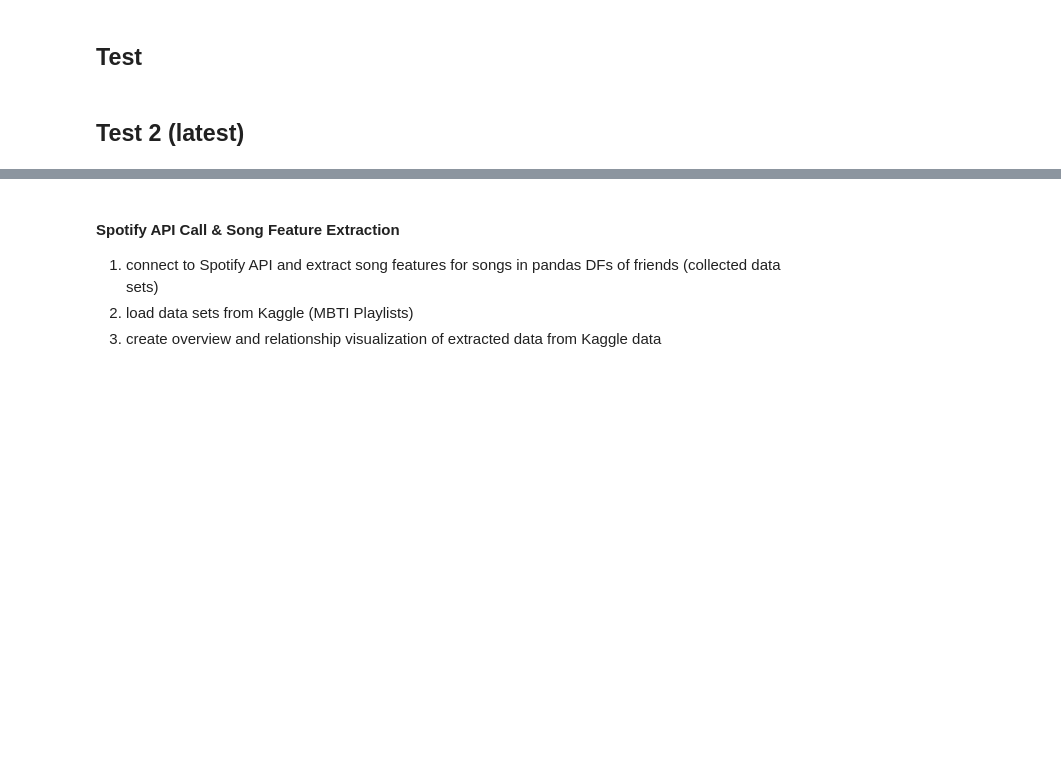
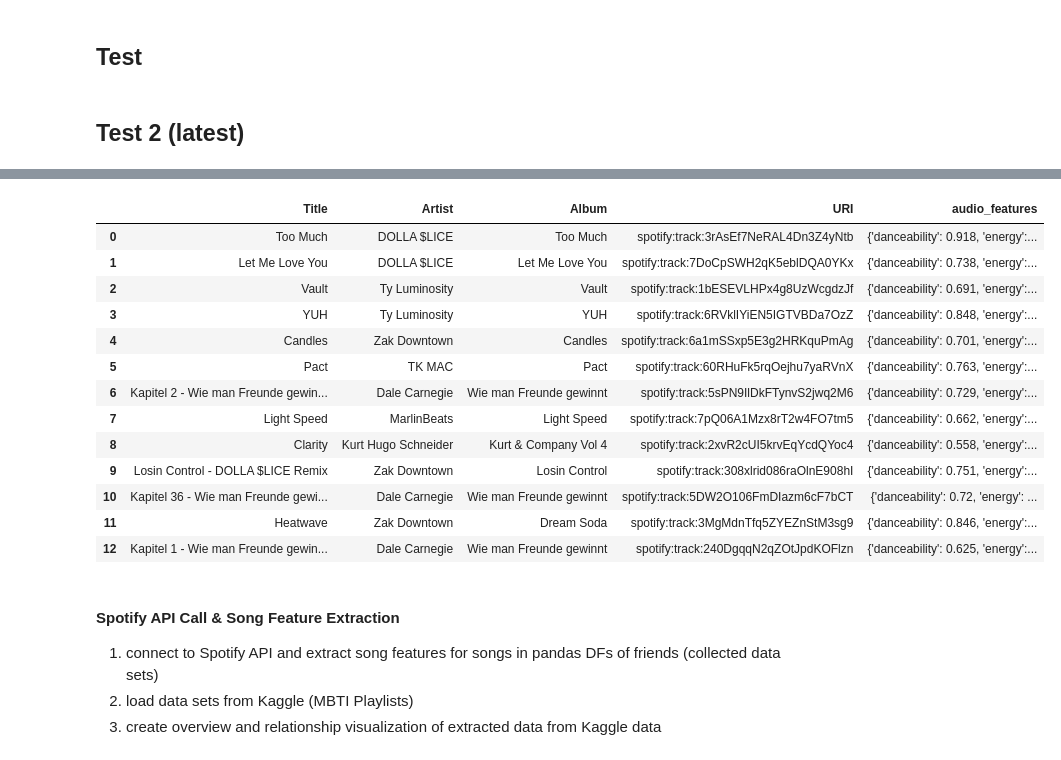
Before and after one commit to wadthyk/ms-thesis-recommender-systems, a Jupyter notebook: Spotify Audio Features Retrieval (WIP Test).ipynb, the cells around one changed output, grey strips where cells are left out. Drawn from its saved outputs; the diff is of its cells as text; code cells hidden in the pictures; blank space fills up the shorter version.

```diff
--- a/Spotify Audio Features Retrieval (WIP Test).ipynb
+++ b/Spotify Audio Features Retrieval (WIP Test).ipynb
@@ -192 +185,14 @@ df_han = dataframes.get("10_YourLibrary_han")
+# %%
+# getting random sample of 300 entries for each of the MBTI DFs to reduce the chance of hitting the Spotify API rate limit
+
+df_wadthy_sampled = df_wadthy.sample(n=50, random_state=42) # random_state=42 to make the DF reproducible
+df_withy_sampled = df_withy.sample(n=50, random_state=42)
+# df_yoojin_sampled = df_yoojin.sample(n=min(300, len(df)), random_state=42) -- has already less than 300 entries
+# df_moni_sampled = df_moni.sample(n=min(300, len(df)), random_state=42)
+df_nga_sampled = df_nga.sample(n=50, random_state=42)
+#df_makra_sampled = df_makra.sample(n=300, random_state=42)
+df_soeren_sampled = df_soeren.sample(n=50, random_state=42)
+df_simon_sampled = df_simon.sample(n=50, random_state=42)
+df_yeonju_sampled = df_yeonju.sample(n=50, random_state=42)
+df_han_sampled = df_han.sample(n=50, random_state=42)
 # %%
@@ -196,13 +201,0 @@ Sampling only 300 rows from data sets
-# %%
-# getting random sample of 300 entries for each of the MBTI DFs to reduce the chance of hitting the Spotify API rate limit
-
-df_wadthy_sampled = df_wadthy.sample(n=300, random_state=42) # random_state=42 to make the DF reproducible
-df_withy_sampled = df_withy.sample(n=300, random_state=42)
-# df_yoojin_sampled = df_yoojin.sample(n=min(300, len(df)), random_state=42) -- has already less than 300 entries
-# df_moni_sampled = df_moni.sample(n=min(300, len(df)), random_state=42)
-df_nga_sampled = df_nga.sample(n=300, random_state=42)
-#df_makra_sampled = df_makra.sample(n=300, random_state=42)
-df_soeren_sampled = df_soeren.sample(n=300, random_state=42)
-df_simon_sampled = df_simon.sample(n=300, random_state=42)
-# df_yeonju_sampled = df_yeonju.sample(n=300, random_state=42)
-# df_han_sampled = df_han.sample(n=min(300, len(df)), random_state=42)
@@ -213 +204,3 @@ df_withy_uri = df_withy_sampled[['URI']]
+# %%
+df_han_uri = df_han[['URI']]
 # %%
@@ -290,6 +295,8 @@ tracks_df.head(20)
 # %% [markdown]
 ## Test 2 (latest)
 # %%
+## another test ....
+
 import json
 import pandas as pd
 import spotipy
@@ -297,11 +304,12 @@ from spotipy.oauth2 import SpotifyClientCredentials
 import time
 
 # Load your DataFrame
-df = df_withy_sampled[['URI']]
+df = df_han_uri
 
 # Spotify API credentials
 client_id = '582341de1c87493291783ae774754039'
 client_secret = 'a21c97ce2062459a8f257d476ed5fe97'
+
 
 # Authenticate with Spotify
 credentials = SpotifyClientCredentials(client_id=client_id, client_secret=client_secret)
@@ -377,7 +385,7 @@ def get_audio_features(uris):
 
 # Fetch additional data for each track and add to DataFrame
 additional_data = []
-batch_size = 50
+batch_size = 100  # Spotify's maximum batch size for audio features (100)
 uris = df['URI'].tolist()
 
 for i in range(0, len(uris), batch_size):
@@ -401,12 +409,12 @@ for i in range(0, len(uris), batch_size):
         additional_data[i + j].update(features)
 
     # Respect rate limits by sleeping between batches
-    time.sleep(3)  # Adjust sleep time as needed
+    time.sleep(1)  # Adjust sleep time as needed
 
 # Convert additional data to DataFrame and concatenate with original DataFrame
 additional_df = pd.DataFrame(additional_data)
 df = pd.concat([df, additional_df], axis=1)
 
 # Save the extended DataFrame
-## df.to_csv('extended_songs.csv', index=False)
+df.to_csv('extended_songs.csv', index=False)
 print(df.head())
@@ -544,3 +505,20 @@ df.to_csv('extended_songs.csv', index=False)
+# %%
+df.head(20)
+# %% [output]
+|  | Title | Artist | Album | URI | audio_features |
+| 0 | Too Much | DOLLA $LICE | Too Much | spotify:track:3rAsEf7NeRAL4Dn3Z4yNtb | {'danceability': 0.918, 'energy':... |
+| 1 | Let Me Love You | DOLLA $LICE | Let Me Love You | spotify:track:7DoCpSWH2qK5eblDQA0YKx | {'danceability': 0.738, 'energy':... |
+| 2 | Vault | Ty Luminosity | Vault | spotify:track:1bESEVLHPx4g8UzWcgdzJf | {'danceability': 0.691, 'energy':... |
+| 3 | YUH | Ty Luminosity | YUH | spotify:track:6RVklIYiEN5IGTVBDa7OzZ | {'danceability': 0.848, 'energy':... |
+| 4 | Candles | Zak Downtown | Candles | spotify:track:6a1mSSxp5E3g2HRKquPmAg | {'danceability': 0.701, 'energy':... |
+| 5 | Pact | TK MAC | Pact | spotify:track:60RHuFk5rqOejhu7yaRVnX | {'danceability': 0.763, 'energy':... |
+| 6 | Kapitel 2 - Wie man Freunde gewin... | Dale Carnegie | Wie man Freunde gewinnt | spotify:track:5sPN9IlDkFTynvS2jwq2M6 | {'danceability': 0.729, 'energy':... |
+| 7 | Light Speed | MarlinBeats | Light Speed | spotify:track:7pQ06A1Mzx8rT2w4FO7tm5 | {'danceability': 0.662, 'energy':... |
+| 8 | Clarity | Kurt Hugo Schneider | Kurt & Company Vol 4 | spotify:track:2xvR2cUI5krvEqYcdQYoc4 | {'danceability': 0.558, 'energy':... |
+| 9 | Losin Control - DOLLA $LICE Remix | Zak Downtown | Losin Control | spotify:track:308xlrid086raOlnE908hI | {'danceability': 0.751, 'energy':... |
+| 10 | Kapitel 36 - Wie man Freunde gewi... | Dale Carnegie | Wie man Freunde gewinnt | spotify:track:5DW2O106FmDIazm6cF7bCT | {'danceability': 0.72, 'energy': ... |
+| 11 | Heatwave | Zak Downtown | Dream Soda | spotify:track:3MgMdnTfq5ZYEZnStM3sg9 | {'danceability': 0.846, 'energy':... |
+| 12 | Kapitel 1 - Wie man Freunde gewin... | Dale Carnegie | Wie man Freunde gewinnt | spotify:track:240DgqqN2qZOtJpdKOFlzn | {'danceability': 0.625, 'energy':... |
 # %% [markdown]
 #### Spotify API Call & Song Feature Extraction
 1. connect to Spotify API and extract song features for songs in pandas DFs of friends (collected data sets)
```
Also changed, not shown: parts of 19 cells of this notebook, 2 other files.
